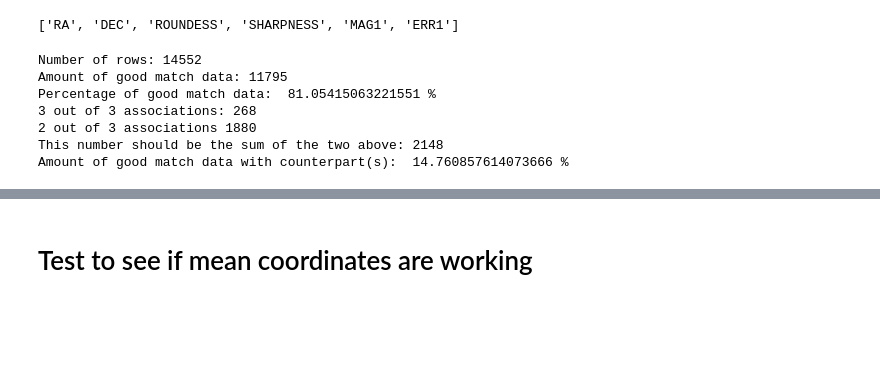
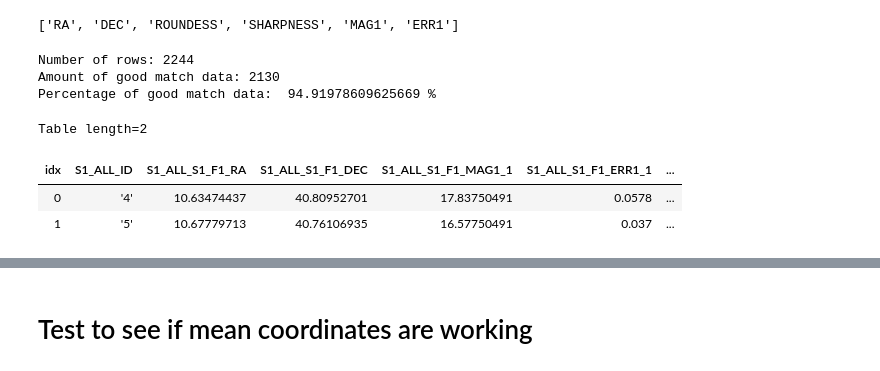
Before and after one commit to MichaelSharp7/M32, a Jupyter notebook: M32_cat.ipynb, the cells around one changed output, grey strips where cells are left out. Drawn from its saved outputs; the diff is of its cells as text; code cells hidden in the pictures; blank space fills up the shorter version.

```diff
--- a/M32_cat.ipynb
+++ b/M32_cat.ipynb
@@ -27,12 +27,12 @@ sns.set_context("paper")   # "paper", "notebook", "talk", "poster"
 # Fits Files
 # %%
 # Open a fits file and display info
-filein = 'all36_combined.fits'
+filein = 'mean_36_45_combined.fits'
 fits_im = fits.open(filein)
 fits_im.info()
 
 # Print data
 data = fits_im[1].data
 print(len(data))
-print(data[13290:13296])
+print(data[0:2])
 # %% [output]
@@ -74,5 +70,5 @@ EXTNAME = 'NWAYMATCH'
 # %%
-text_file = open('all_combined_special1_text.txt','w')
+text_file = open('mean_36_45_combined.txt','w')
 for i in range(8,len(hdr)-1,2):
     name = str(hdr[i])+' '
     print(name)
@@ -228,7 +224,7 @@ data_36.colnames
 # %% [output]
 ['RA', 'DEC', 'ROUNDESS', 'SHARPNESS', 'MAG1', 'ERR1']
 # %%
-file = '45_combined_text.csv'
+file = 'mean_36_45_combined.csv'
 csv_data = ascii.read(file, header_start=0)
 csv_data.colnames   # Get the column names
 print("Number of rows:",len(csv_data))
@@ -237,14 +233,15 @@ print("Number of rows:",len(csv_data))
 good_match_idx = np.where(csv_data['match_flag']==1)
 good_data = csv_data[good_match_idx]
 print("Amount of good match data:",len(good_data))
+
 # See how many remain compared to original combined [3.6]/[4.5]
 match_1_pct = len(good_data)*100/len(csv_data)
 print("Percentage of good match data: ",match_1_pct,"%")
 
-# Set up columns for association number and mean coordinates
-good_data['45_asn']=0
-good_data['RA']=0.0
-good_data['DEC']=0.0
+'''# Set up columns for association number and mean coordinates
+good_data['asn']=0
+good_data['mean_RA']=0.0
+good_data['mean_DEC']=0.0
 
 for i in range(len(good_data)):
     associations = 1
@@ -271,41 +268,44 @@ asn_2_idx = np.where(good_data['45_asn']==2)
 print("2 out of 3 associations",len(asn_2_idx[0]))
 idx_asn = np.where(good_data['45_asn']!=1)
 # Cull those with no counterparts (no variability)
 print("This number should be the sum of the two above:",len(idx_asn[0]))
 good_asn_data = good_data[idx_asn]
 # See how many remain compared to original combined [3.6]/[4.5]
 good_asn_pct = 100*len(good_asn_data)/len(csv_data)
 print("Amount of good match data with counterpart(s): ",good_asn_pct,"%")
 
 # Rename 1st ID as ID
 good_asn_data.rename_column('S2_F1_ID', 'ID')
 
 # Remove first and last characters of ID number ('')
 for i in range(len(good_asn_data)):
     good_asn_data['ID'][i]=int(str(good_asn_data['ID'][i])[1:len(str(good_asn_data['ID'][i]))-1])
 for i in range(len(good_asn_data)):
     good_asn_data['S2_F3_ID'][i]=int(str(good_asn_data['S2_F3_ID'][i])[1:len(str(good_asn_data['S2_F3_ID'][i]))-1])
 for i in range(len(good_asn_data)):
     good_asn_data['S2_F4_ID'][i]=int(str(good_asn_data['S2_F4_ID'][i])[1:len(str(good_asn_data['S2_F4_ID'][i]))-1])
 
 # Rename (ID, RA, Dec)1 as (ID, RA, Dec)
 #good_data.rename_column('S2_F1_ID', 'ID')
 #good_data.rename_column('S2_F1_RA', 'RA')
 #good_data.rename_column('S2_F1_DEC', 'DEC')
 
 # Display a small portion of the data to check formatting
 good_asn_data[0:2].show_in_notebook()
 
 good_asn_data.write('all_good_45_mean_csv.csv', overwrite=True)
-good_asn_data.write('all_good_45_mean_fits.fits', overwrite=True)
+good_asn_data.write('all_good_45_mean_fits.fits', overwrite=True)'''
+
+# Display a small portion of the data to check formatting
+csv_data[0:2].show_in_notebook()
 # %% [output]
-Number of rows: 14552
-Amount of good match data: 11795
-Percentage of good match data:  81.05415063221551 %
-3 out of 3 associations: 268
-2 out of 3 associations 1880
-This number should be the sum of the two above: 2148
-Amount of good match data with counterpart(s):  14.760857614073666 %
+Number of rows: 2244
+Amount of good match data: 2130
+Percentage of good match data:  94.91978609625669 %
+Table length=2
+| idx | S1_ALL_ID | S1_ALL_S1_F1_RA | S1_ALL_S1_F1_DEC | S1_ALL_S1_F1_MAG1_1 | S1_ALL_S1_F1_ERR1_1 | ... |
+| 0 | '4' | 10.63474437 | 40.80952701 | 17.83750491 | 0.0578 | ... |
+| 1 | '5' | 10.67779713 | 40.76106935 | 16.57750491 | 0.037 | ... |
 # %%
 ig = plt.figure(figsize=(6,4.5))
 ax = sns.distplot(good_data['45_asn'] ,kde=False, bins=3)
```
Also changed, not shown: parts of 4 cells of this notebook, 1 other file.
